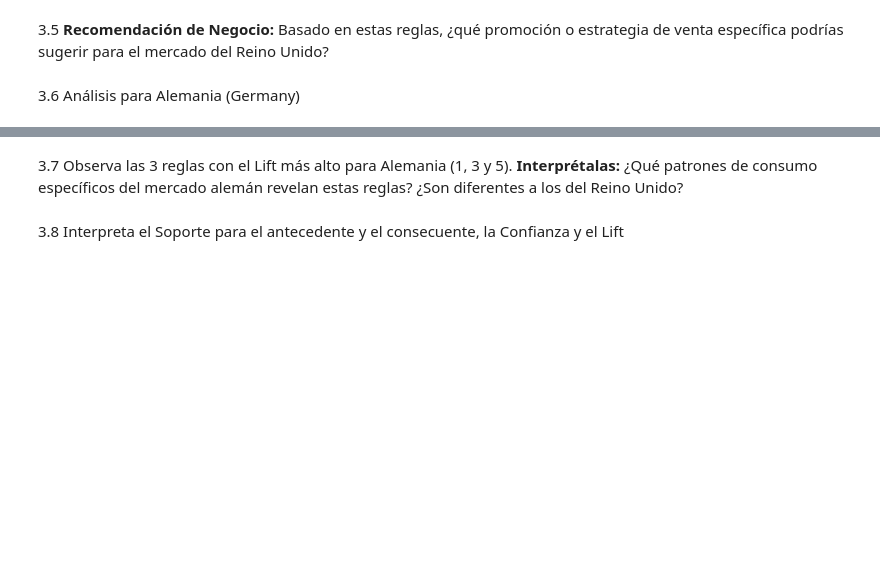
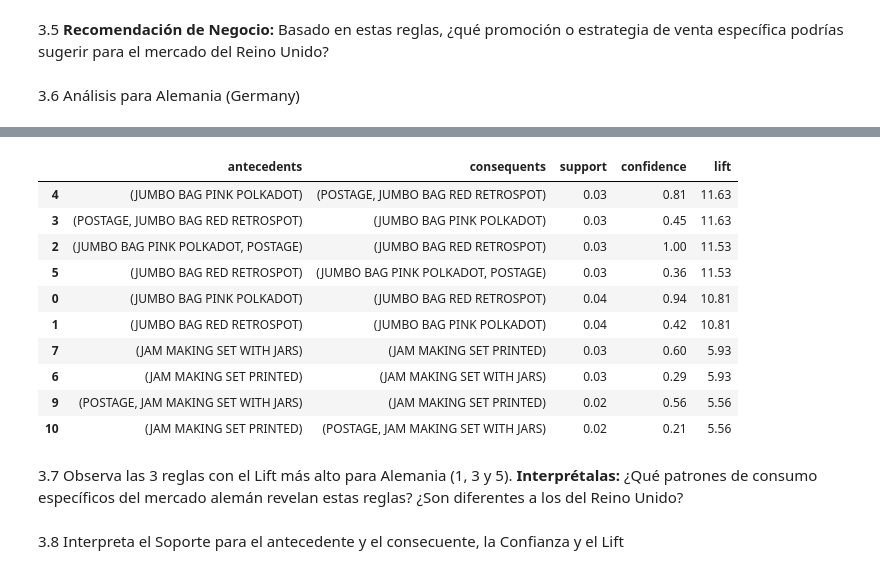
Before and after one commit to ferneyreina19/2025-segundo-semestre-ia-economia, a Jupyter notebook: clases/4_Aprendizaje_no_supervisado/2_Taller_Apriori.ipynb, the cells around one changed output, grey strips where cells are left out. Cells and saved outputs as stored; diff of their text form; code cells hidden in the pictures; blank space fills up the shorter version.

```diff
--- a/clases/4_Aprendizaje_no_supervisado/2_Taller_Apriori.ipynb
+++ b/clases/4_Aprendizaje_no_supervisado/2_Taller_Apriori.ipynb
@@ -165,6 +354,20 @@ def preparar_cesta(dataframe, pais):
 # %%
 # Ordena las reglas por Lift y Confianza de mayor a menor
 ### TU CÓDIGO AQUÍ ###
+rules_GER =rules_GER[['antecedents', 'consequents', 'support', 'confidence', 'lift']].sort_values(by=['lift', 'confidence'], ascending=[False, False])
+rules_GER.head(10)
+# %% [output]
+|  | antecedents | consequents | support | confidence | lift |
+| 4 | (JUMBO BAG PINK POLKADOT) | (POSTAGE, JUMBO BAG RED RETROSPOT) | 0.03 | 0.81 | 11.63 |
+| 3 | (POSTAGE, JUMBO BAG RED RETROSPOT) | (JUMBO BAG PINK POLKADOT) | 0.03 | 0.45 | 11.63 |
+| 2 | (JUMBO BAG PINK POLKADOT, POSTAGE) | (JUMBO BAG RED RETROSPOT) | 0.03 | 1.00 | 11.53 |
+| 5 | (JUMBO BAG RED RETROSPOT) | (JUMBO BAG PINK POLKADOT, POSTAGE) | 0.03 | 0.36 | 11.53 |
+| 0 | (JUMBO BAG PINK POLKADOT) | (JUMBO BAG RED RETROSPOT) | 0.04 | 0.94 | 10.81 |
+| 1 | (JUMBO BAG RED RETROSPOT) | (JUMBO BAG PINK POLKADOT) | 0.04 | 0.42 | 10.81 |
+| 7 | (JAM MAKING SET WITH JARS) | (JAM MAKING SET PRINTED) | 0.03 | 0.60 | 5.93 |
+| 6 | (JAM MAKING SET PRINTED) | (JAM MAKING SET WITH JARS) | 0.03 | 0.29 | 5.93 |
+| 9 | (POSTAGE, JAM MAKING SET WITH JARS) | (JAM MAKING SET PRINTED) | 0.02 | 0.56 | 5.56 |
+| 10 | (JAM MAKING SET PRINTED) | (POSTAGE, JAM MAKING SET WITH JARS) | 0.02 | 0.21 | 5.56 |
 # %% [markdown]
 3.7 Observa las 3 reglas con el Lift más alto para Alemania (1, 3 y 5). **Interprétalas:** ¿Qué patrones de consumo específicos del mercado alemán revelan estas reglas? ¿Son diferentes a los del Reino Unido?
 # %% [markdown]
```
Also changed, not shown: parts of 24 cells of this notebook, 1 other file.
